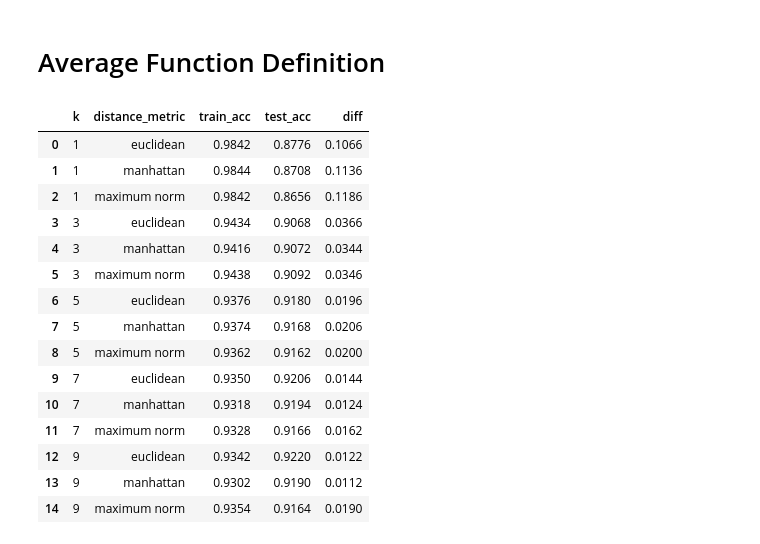
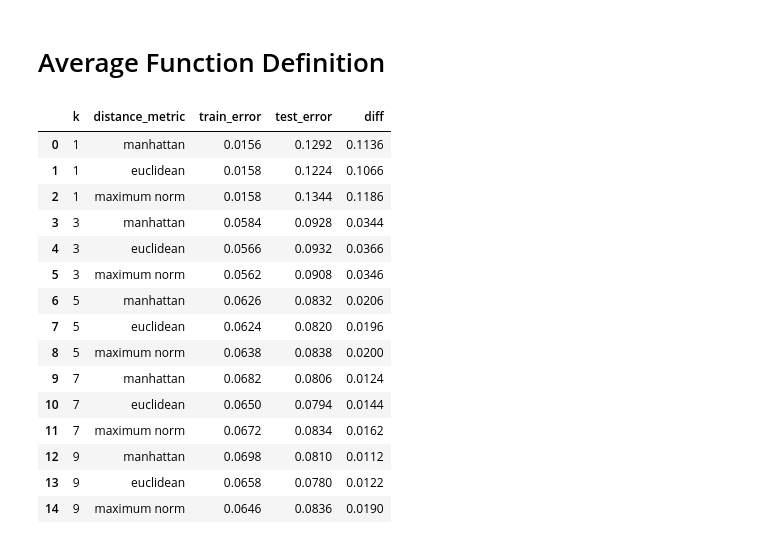
Before and after one commit to Noamnes/ML_Ass3, a Jupyter notebook: Question1.ipynb, the cells around one changed output. Cells and saved outputs as stored; diff of their text form; code cells hidden in the pictures.

```diff
--- a/Question1.ipynb
+++ b/Question1.ipynb
@@ -70,11 +69,6 @@ def return_avg(model, df, train_test_precentage, model_parameters, num_of_runs)
 # %% [markdown]
 # Knn Model Definition
 # %%
-import numpy as np
-from collections import Counter
-import inspect
-import typing
-
 class KNN:
     def __init__(self):
         self.k = 3  # Default number of neighbors
@@ -191,5 +185,9 @@ class KNN:
         return most_common_label
 
     def predict_batch(self, X):
+        try:
+            X = np.array(X)
+        except Exception as e:
+            raise ValueError("X must be convertible to a numpy array.") from e
         return [self.predict(point) for point in X]
 # %% [markdown]
@@ -372,29 +403,28 @@ def return_avg(
 # %%
-# compute average accuracy for the KNN model
-avg_acc_df = return_avg(
+avg_error_df = get_error_avg(
     model=knn,
     X=df.drop('species', axis=1).to_numpy(),
     y=df['species'].to_numpy(),
     train_test_precentage=0.5,
-    model_parameters={"k": [1, 3, 5, 7, 9], "distance_metric": ["euclidean", "manhattan", "maximum norm"]},
+    model_parameters={"k": [1, 3, 5, 7, 9], "distance_metric": ["manhattan", "euclidean", "maximum norm"]},
     num_of_runs=100
 )
-# %%
-avg_acc_df
-# %% [output]
-|  | k | distance_metric | train_acc | test_acc | diff |
-| 0 | 1 | euclidean | 0.9842 | 0.8776 | 0.1066 |
-| 1 | 1 | manhattan | 0.9844 | 0.8708 | 0.1136 |
-| 2 | 1 | maximum norm | 0.9842 | 0.8656 | 0.1186 |
-| 3 | 3 | euclidean | 0.9434 | 0.9068 | 0.0366 |
-| 4 | 3 | manhattan | 0.9416 | 0.9072 | 0.0344 |
-| 5 | 3 | maximum norm | 0.9438 | 0.9092 | 0.0346 |
-| 6 | 5 | euclidean | 0.9376 | 0.9180 | 0.0196 |
-| 7 | 5 | manhattan | 0.9374 | 0.9168 | 0.0206 |
-| 8 | 5 | maximum norm | 0.9362 | 0.9162 | 0.0200 |
-| 9 | 7 | euclidean | 0.9350 | 0.9206 | 0.0144 |
-| 10 | 7 | manhattan | 0.9318 | 0.9194 | 0.0124 |
-| 11 | 7 | maximum norm | 0.9328 | 0.9166 | 0.0162 |
-| 12 | 9 | euclidean | 0.9342 | 0.9220 | 0.0122 |
-| 13 | 9 | manhattan | 0.9302 | 0.9190 | 0.0112 |
-| 14 | 9 | maximum norm | 0.9354 | 0.9164 | 0.0190 |
+# %%
+avg_error_df
+# %% [output]
+|  | k | distance_metric | train_error | test_error | diff |
+| 0 | 1 | manhattan | 0.0156 | 0.1292 | 0.1136 |
+| 1 | 1 | euclidean | 0.0158 | 0.1224 | 0.1066 |
+| 2 | 1 | maximum norm | 0.0158 | 0.1344 | 0.1186 |
+| 3 | 3 | manhattan | 0.0584 | 0.0928 | 0.0344 |
+| 4 | 3 | euclidean | 0.0566 | 0.0932 | 0.0366 |
+| 5 | 3 | maximum norm | 0.0562 | 0.0908 | 0.0346 |
+| 6 | 5 | manhattan | 0.0626 | 0.0832 | 0.0206 |
+| 7 | 5 | euclidean | 0.0624 | 0.0820 | 0.0196 |
+| 8 | 5 | maximum norm | 0.0638 | 0.0838 | 0.0200 |
+| 9 | 7 | manhattan | 0.0682 | 0.0806 | 0.0124 |
+| 10 | 7 | euclidean | 0.0650 | 0.0794 | 0.0144 |
+| 11 | 7 | maximum norm | 0.0672 | 0.0834 | 0.0162 |
+| 12 | 9 | manhattan | 0.0698 | 0.0810 | 0.0112 |
+| 13 | 9 | euclidean | 0.0658 | 0.0780 | 0.0122 |
+| 14 | 9 | maximum norm | 0.0646 | 0.0836 | 0.0190 |
```
Also changed, not shown: parts of 5 cells of this notebook.
